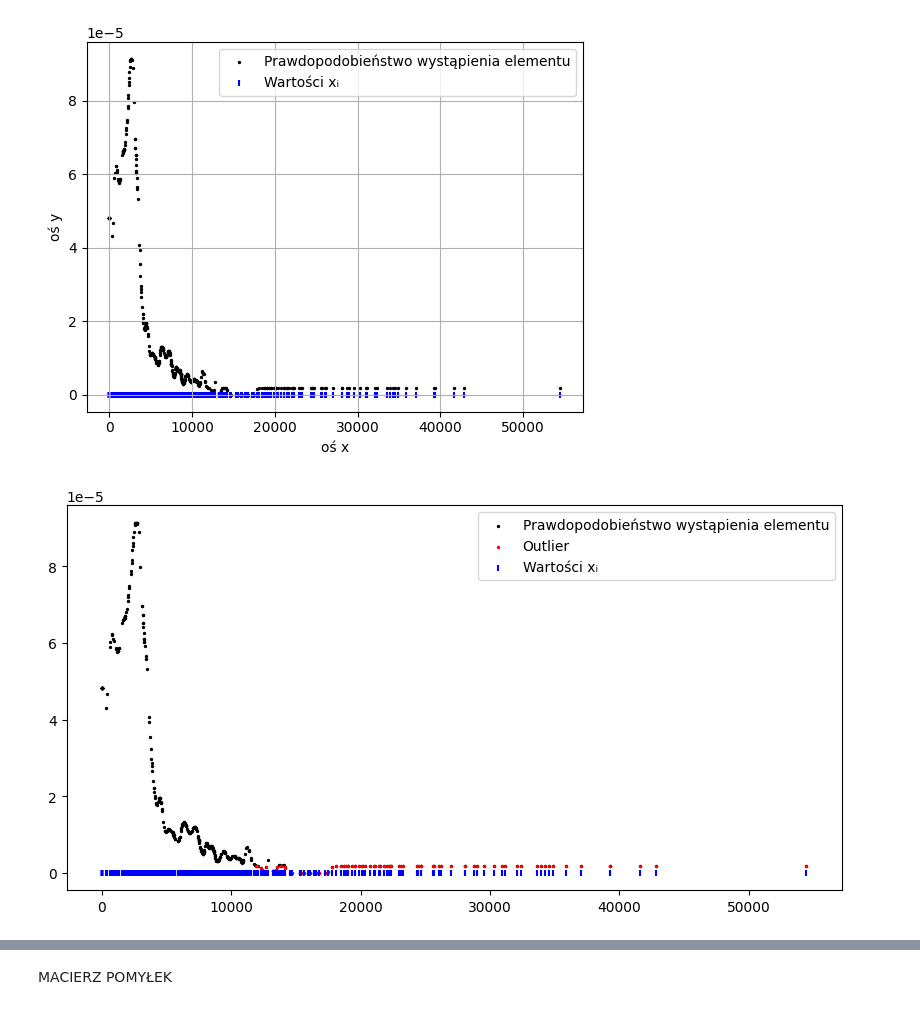
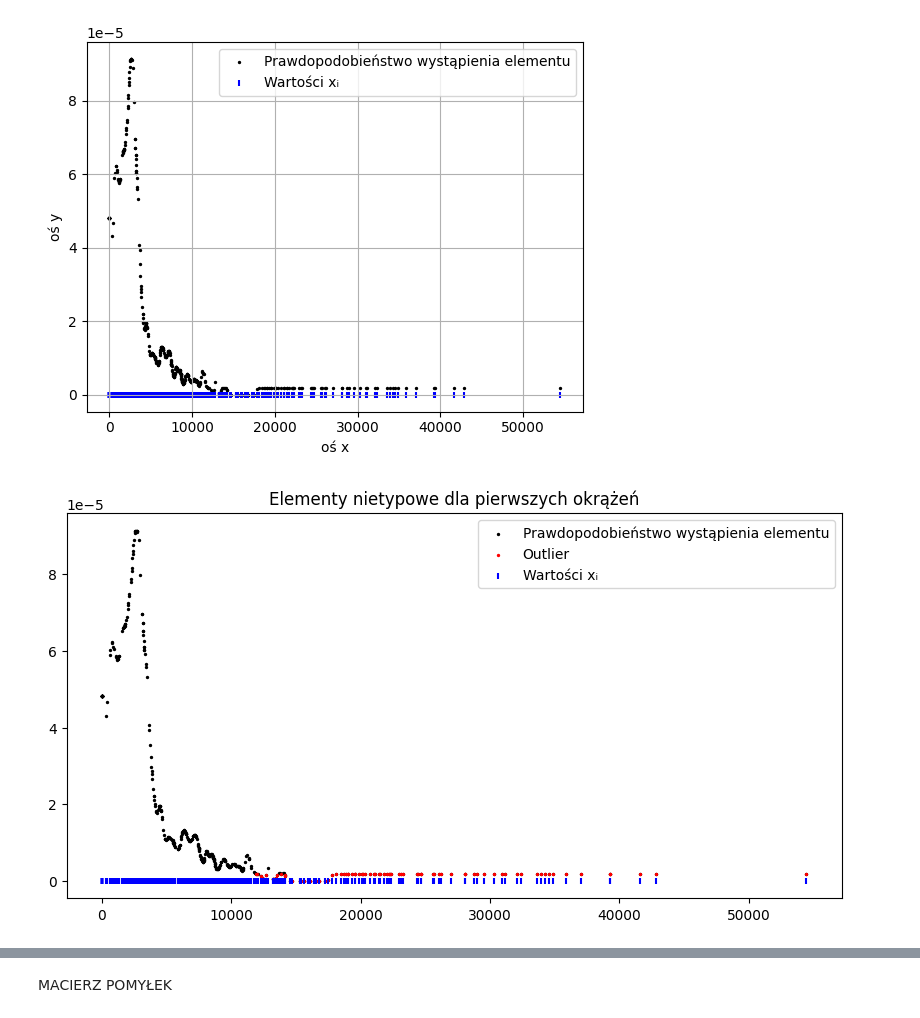
Before and after one commit to MichaelAngeloTheFirst/Formula1-Dataset-Exploration, a Jupyter notebook: f1_times.ipynb, the cells around one changed output, grey strips where cells are left out. Cells and saved outputs as stored; diff of their text form; code cells hidden in the pictures.

```diff
--- a/f1_times.ipynb
+++ b/f1_times.ipynb
@@ -575,26 +607,26 @@ plt.show()
 # %%
 plt.figure(figsize=(10, 5))
 
-r = 0.1
+r = 0.2
 sort_indexes = np.argsort(first_lap_prbabilities)
 sorted_values_first_laps = first_lap_prbabilities[sort_indexes]
 
 if m * r < 0.5:
   qr = sorted_values_first_laps[0]
 else:
   i = int(m*r + 0.5)
   qr = sorted_values_first_laps[i]
 
-outliers_indexes_first_laps = np.where(values <= qr)
+outliers_indexes_first_laps = np.where(first_lap_prbabilities <= qr)
 outliers_first_laps = times_delta['firstLapDelta'].array[outliers_indexes_first_laps]
 outliers_values = first_lap_prbabilities[outliers_indexes_first_laps]
 
-
-plt.scatter(times_delta['firstLapDelta'], values, c="k", s=2, label="Prawdopodobieństwo wystąpienia elementu")
+plt.scatter(times_delta['firstLapDelta'], first_lap_prbabilities, c="k", s=2, label="Prawdopodobieństwo wystąpienia elementu")
 plt.scatter(outliers_first_laps, outliers_values, c="red", s=2, label="Outlier")
 plt.scatter(times_delta['firstLapDelta'], np.zeros(m), c="blue", marker="|", s=20, label="Wartości xᵢ")
 plt.legend()
+plt.title('Elementy nietypowe dla pierwszych okrążeń')
 
 plt.show()
 # %% [output]
-[figure, old version]
+[figure, new version]
```
Also changed, not shown: parts of 40 cells of this notebook.
